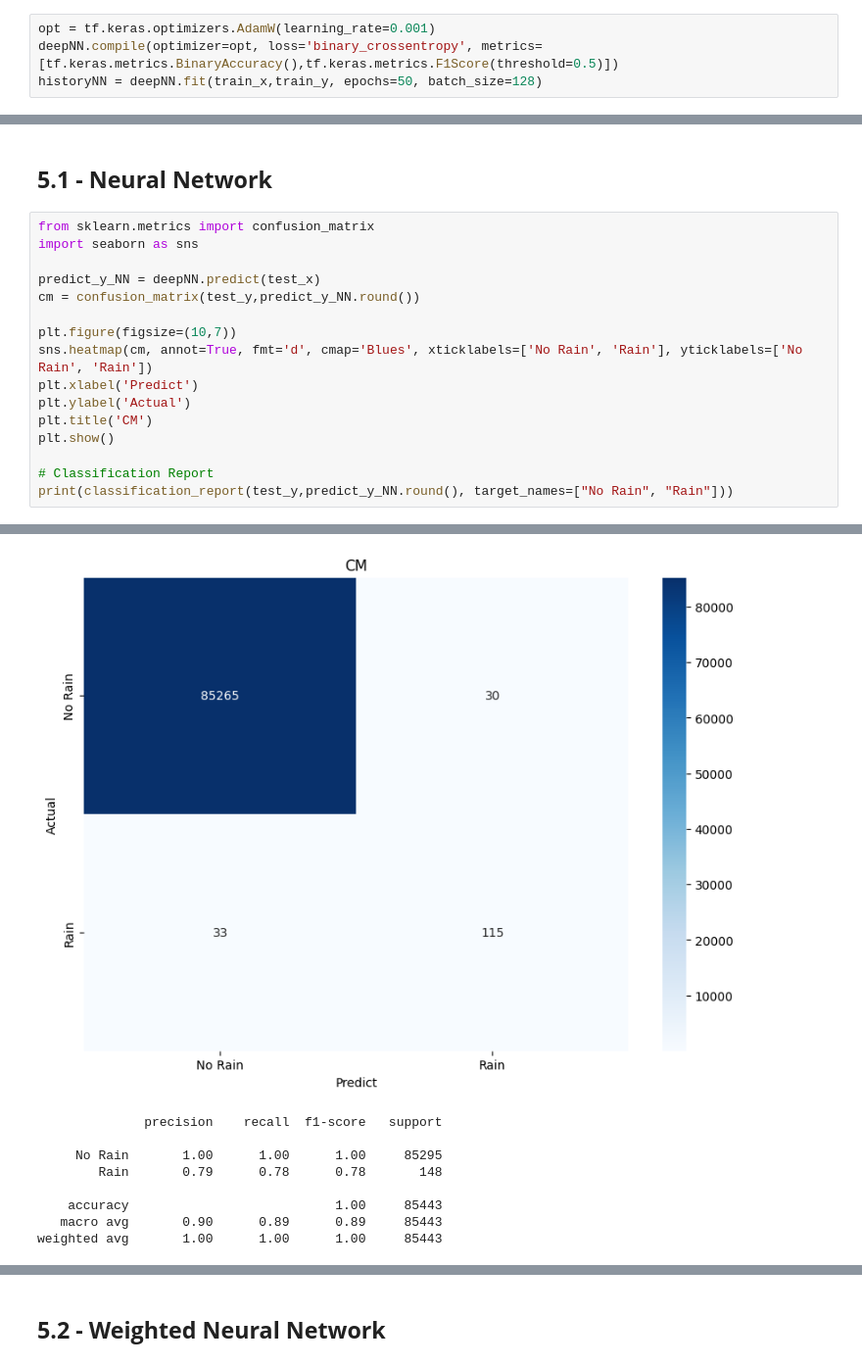
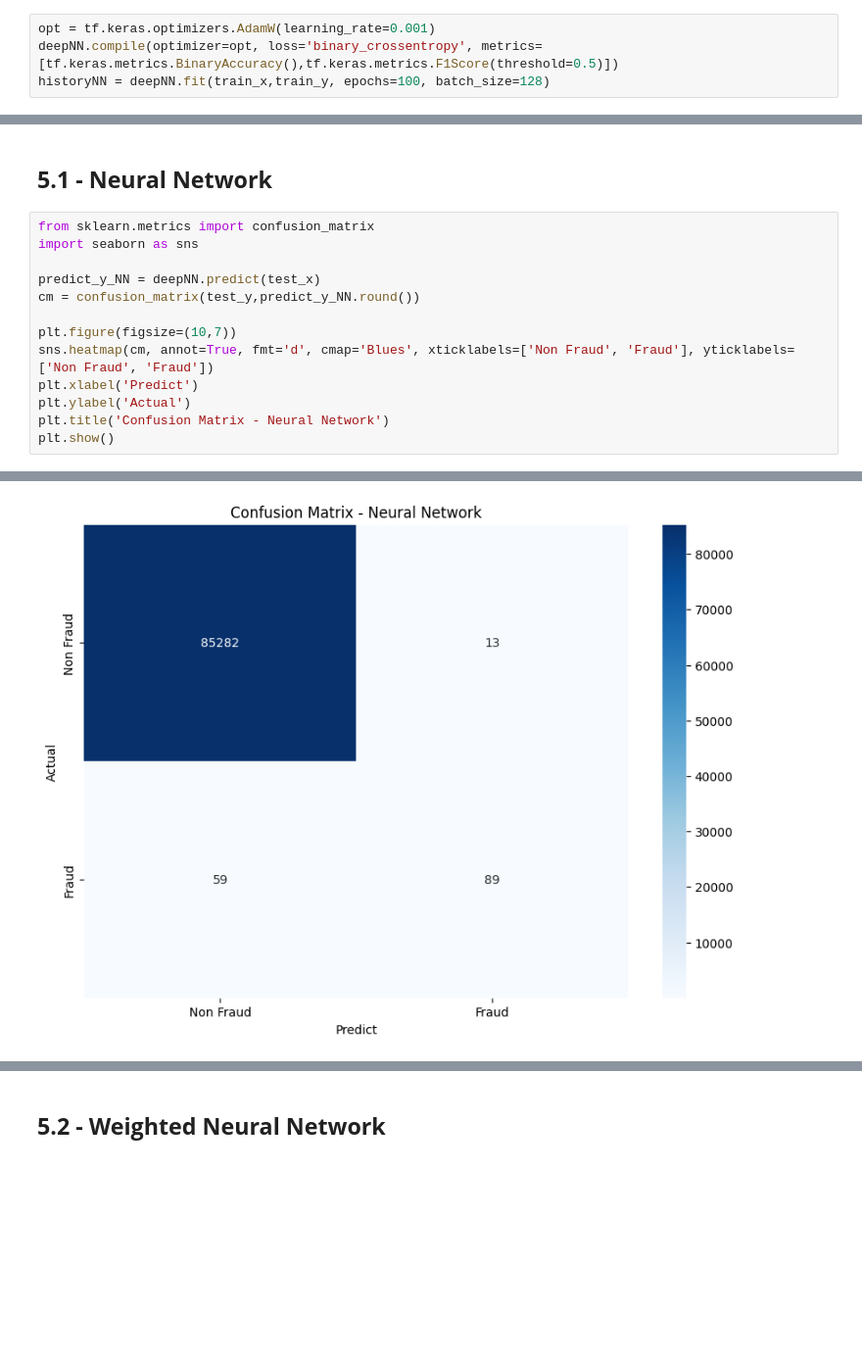
Before and after one commit to kyohmin/CreditCardFraudDetection, a Jupyter notebook: Credit_Card_Fraud.ipynb, the cells around one changed output, grey strips where cells are left out. Shown at 98% size. Cells and saved outputs as stored; diff of their text form; blank space fills up the shorter version.

```diff
--- a/Credit_Card_Fraud.ipynb
+++ b/Credit_Card_Fraud.ipynb
@@ -306,5 +306,5 @@ Model: "sequential"
 # %%
 opt = tf.keras.optimizers.AdamW(learning_rate=0.001)
 deepNN.compile(optimizer=opt, loss='binary_crossentropy', metrics=[tf.keras.metrics.BinaryAccuracy(),tf.keras.metrics.F1Score(threshold=0.5)])
-historyNN = deepNN.fit(train_x,train_y, epochs=50, batch_size=128)
+historyNN = deepNN.fit(train_x,train_y, epochs=100, batch_size=128)
 # %% [output]
@@ -520,12 +518,9 @@ predict_y_NN = deepNN.predict(test_x)
 cm = confusion_matrix(test_y,predict_y_NN.round())
 
 plt.figure(figsize=(10,7))
-sns.heatmap(cm, annot=True, fmt='d', cmap='Blues', xticklabels=['No Rain', 'Rain'], yticklabels=['No Rain', 'Rain'])
+sns.heatmap(cm, annot=True, fmt='d', cmap='Blues', xticklabels=['Non Fraud', 'Fraud'], yticklabels=['Non Fraud', 'Fraud'])
 plt.xlabel('Predict')
 plt.ylabel('Actual')
-plt.title('CM')
+plt.title('Confusion Matrix - Neural Network')
 plt.show()
-
-# Classification Report
-print(classification_report(test_y,predict_y_NN.round(), target_names=["No Rain", "Rain"]))
 # %% [output]
@@ -533,9 +528 @@ print(classification_report(test_y,predict_y_NN.round(), target_names=["No Rain"
-[figure, old version]
+[figure, new version]
-              precision    recall  f1-score   support
-
-     No Rain       1.00      1.00      1.00     85295
-        Rain       0.79      0.78      0.78       148
-
-    accuracy                           1.00     85443
-   macro avg       0.90      0.89      0.89     85443
-weighted avg       1.00      1.00      1.00     85443
```
Also changed, not shown: parts of 21 cells of this notebook.
